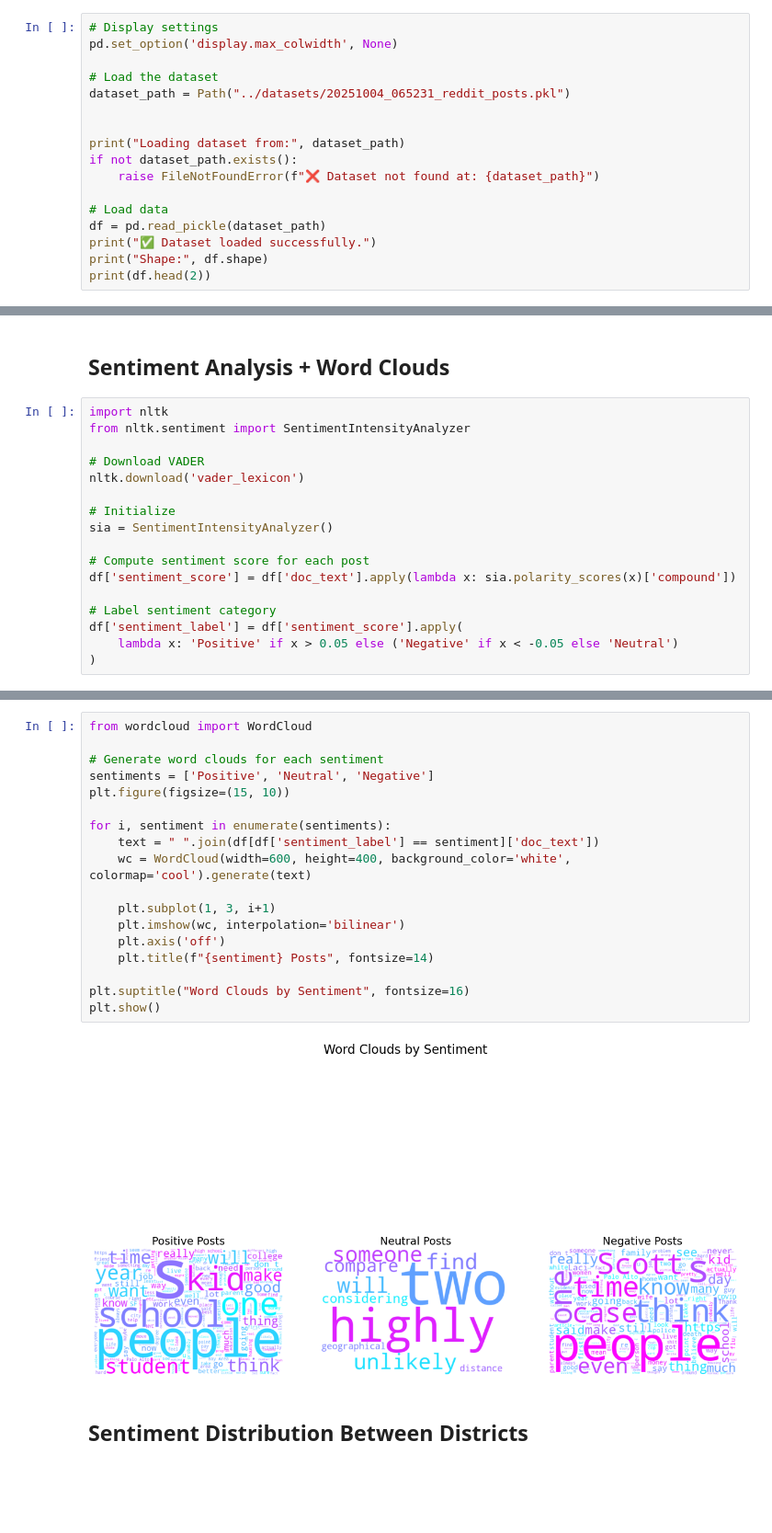
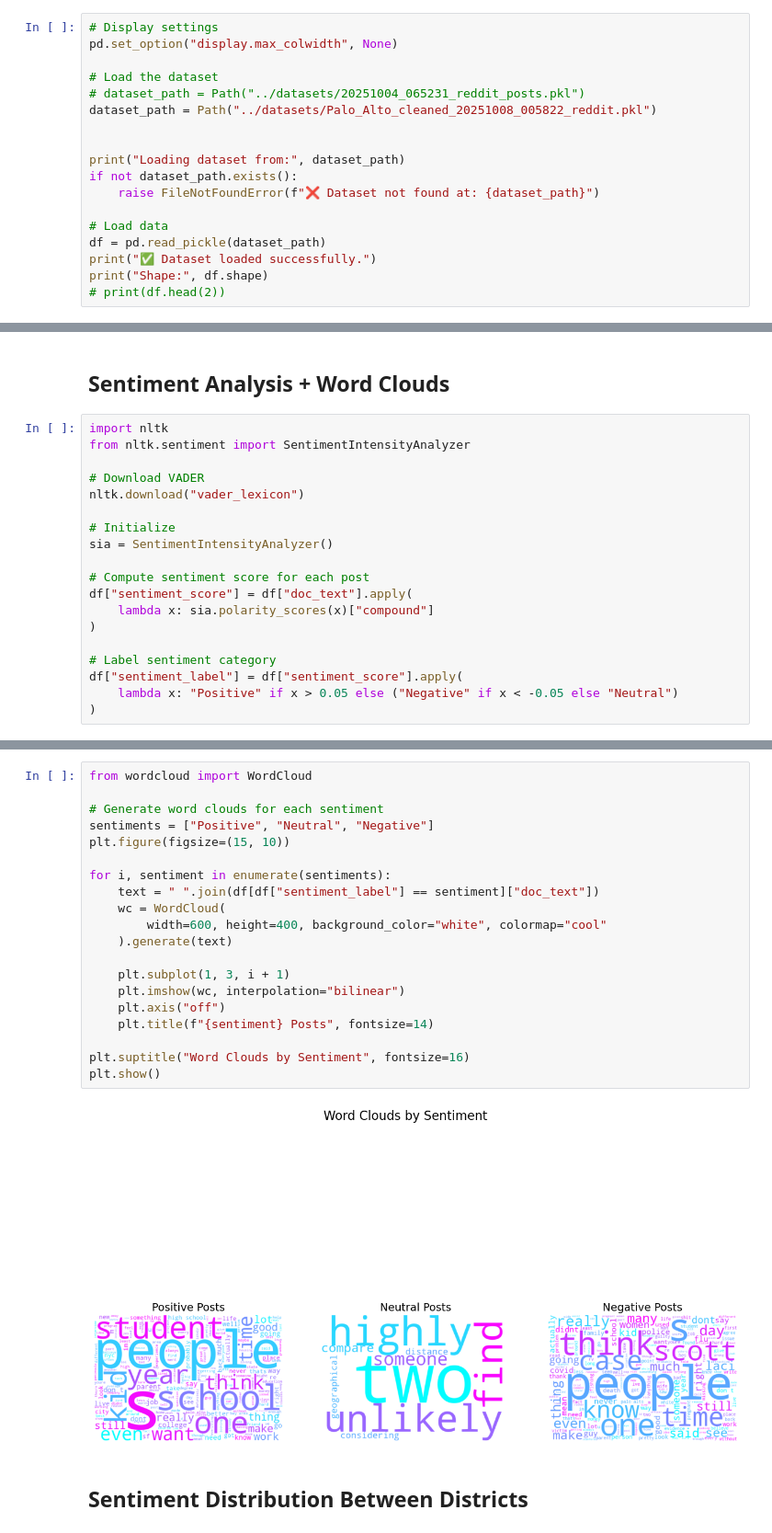
Before and after one commit to junclemente/ads509-final_project, a Jupyter notebook: notebooks/topic_modeling.ipynb, the cells around one changed output, grey strips where cells are left out. Shown at 92% size. Drawn from its saved outputs; the diff is of its cells as text; blank space fills up the shorter version.

```diff
--- a/notebooks/topic_modeling.ipynb
+++ b/notebooks/topic_modeling.ipynb
@@ -10,10 +12,11 @@ from sklearn.feature_extraction.text import CountVectorizer
 from sklearn.decomposition import LatentDirichletAllocation
 # %%
 # Display settings
-pd.set_option('display.max_colwidth', None)
+pd.set_option("display.max_colwidth", None)
 
 # Load the dataset
-dataset_path = Path("../datasets/20251004_065231_reddit_posts.pkl")
+# dataset_path = Path("../datasets/20251004_065231_reddit_posts.pkl")
+dataset_path = Path("../datasets/Palo_Alto_cleaned_20251008_005822_reddit.pkl")
 
 
 print("Loading dataset from:", dataset_path)
@@ -24,5 +27,5 @@ if not dataset_path.exists():
 df = pd.read_pickle(dataset_path)
 print("✅ Dataset loaded successfully.")
 print("Shape:", df.shape)
-print(df.head(2))
+# print(df.head(2))
 # %% [output]
@@ -284,17 +284,19 @@ import nltk
 from nltk.sentiment import SentimentIntensityAnalyzer
 
 # Download VADER
-nltk.download('vader_lexicon')
+nltk.download("vader_lexicon")
 
 # Initialize
 sia = SentimentIntensityAnalyzer()
 
 # Compute sentiment score for each post
-df['sentiment_score'] = df['doc_text'].apply(lambda x: sia.polarity_scores(x)['compound'])
+df["sentiment_score"] = df["doc_text"].apply(
+    lambda x: sia.polarity_scores(x)["compound"]
+)
 
 # Label sentiment category
-df['sentiment_label'] = df['sentiment_score'].apply(
-    lambda x: 'Positive' if x > 0.05 else ('Negative' if x < -0.05 else 'Neutral')
+df["sentiment_label"] = df["sentiment_score"].apply(
+    lambda x: "Positive" if x > 0.05 else ("Negative" if x < -0.05 else "Neutral")
 )
 # %% [output]
 [nltk_data] Downloading package vader_lexicon to
@@ -347,22 +348,24 @@ Successfully installed wordcloud-1.9.4
 # %%
 from wordcloud import WordCloud
 
 # Generate word clouds for each sentiment
-sentiments = ['Positive', 'Neutral', 'Negative']
+sentiments = ["Positive", "Neutral", "Negative"]
 plt.figure(figsize=(15, 10))
 
 for i, sentiment in enumerate(sentiments):
-    text = " ".join(df[df['sentiment_label'] == sentiment]['doc_text'])
-    wc = WordCloud(width=600, height=400, background_color='white', colormap='cool').generate(text)
+    text = " ".join(df[df["sentiment_label"] == sentiment]["doc_text"])
+    wc = WordCloud(
+        width=600, height=400, background_color="white", colormap="cool"
+    ).generate(text)
 
-    plt.subplot(1, 3, i+1)
-    plt.imshow(wc, interpolation='bilinear')
-    plt.axis('off')
+    plt.subplot(1, 3, i + 1)
+    plt.imshow(wc, interpolation="bilinear")
+    plt.axis("off")
     plt.title(f"{sentiment} Posts", fontsize=14)
 
 plt.suptitle("Word Clouds by Sentiment", fontsize=16)
 plt.show()
 # %% [output]
-[figure, old version]
+[figure, new version]
 # %% [markdown]
 ## Sentiment Distribution Between Districts
```
Also changed, not shown: parts of 7 cells of this notebook.
